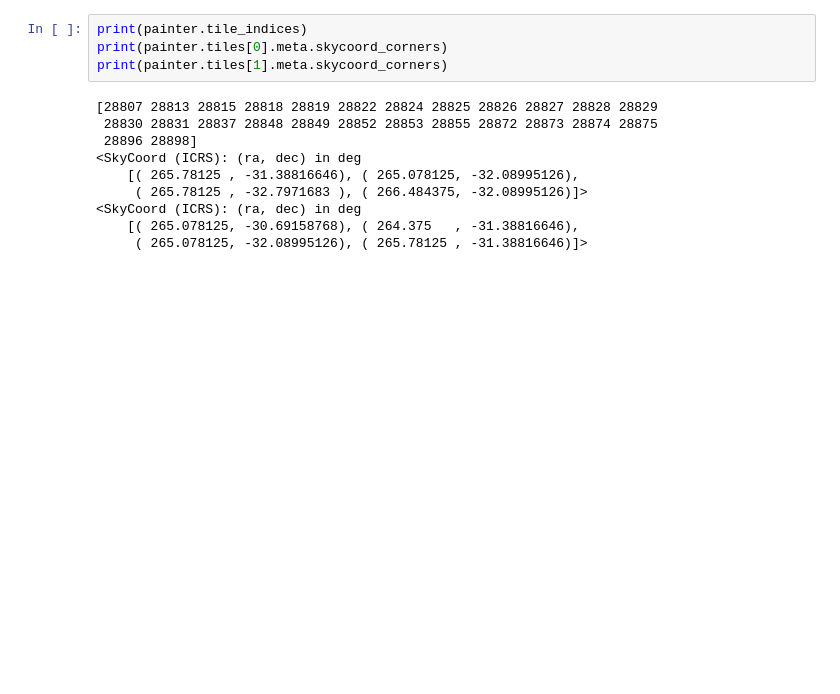
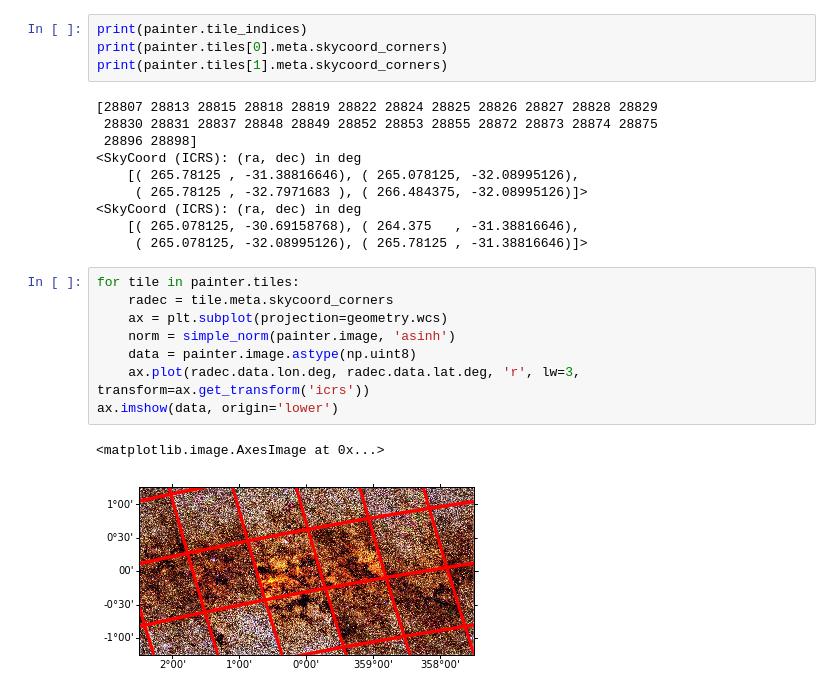
Before and after one commit to adl1995/HIPS-to-Py, a Jupyter notebook: examples/JPG_tile_draw_issue.ipynb, the cells around one changed output. Saved outputs shown, nothing was run; the diff lists cells and outputs as text; blank space fills up the shorter version.

```diff
--- a/examples/JPG_tile_draw_issue.ipynb
+++ b/examples/JPG_tile_draw_issue.ipynb
@@ -80,3 +80,14 @@ print(painter.tiles[1].meta.skycoord_corners)
 <SkyCoord (ICRS): (ra, dec) in deg
     [( 265.078125, -30.69158768), ( 264.375   , -31.38816646),
      ( 265.078125, -32.08995126), ( 265.78125 , -31.38816646)]>
+# %%
+for tile in painter.tiles:
+    radec = tile.meta.skycoord_corners
+    ax = plt.subplot(projection=geometry.wcs)
+    norm = simple_norm(painter.image, 'asinh')
+    data = painter.image.astype(np.uint8)
+    ax.plot(radec.data.lon.deg, radec.data.lat.deg, 'r', lw=3, transform=ax.get_transform('icrs'))
+ax.imshow(data, origin='lower')
+# %% [output]
+<matplotlib.image.AxesImage at 0x...>
+[figure, added]
```
Also changed, not shown: parts of 4 cells of this notebook, 2 other files.
